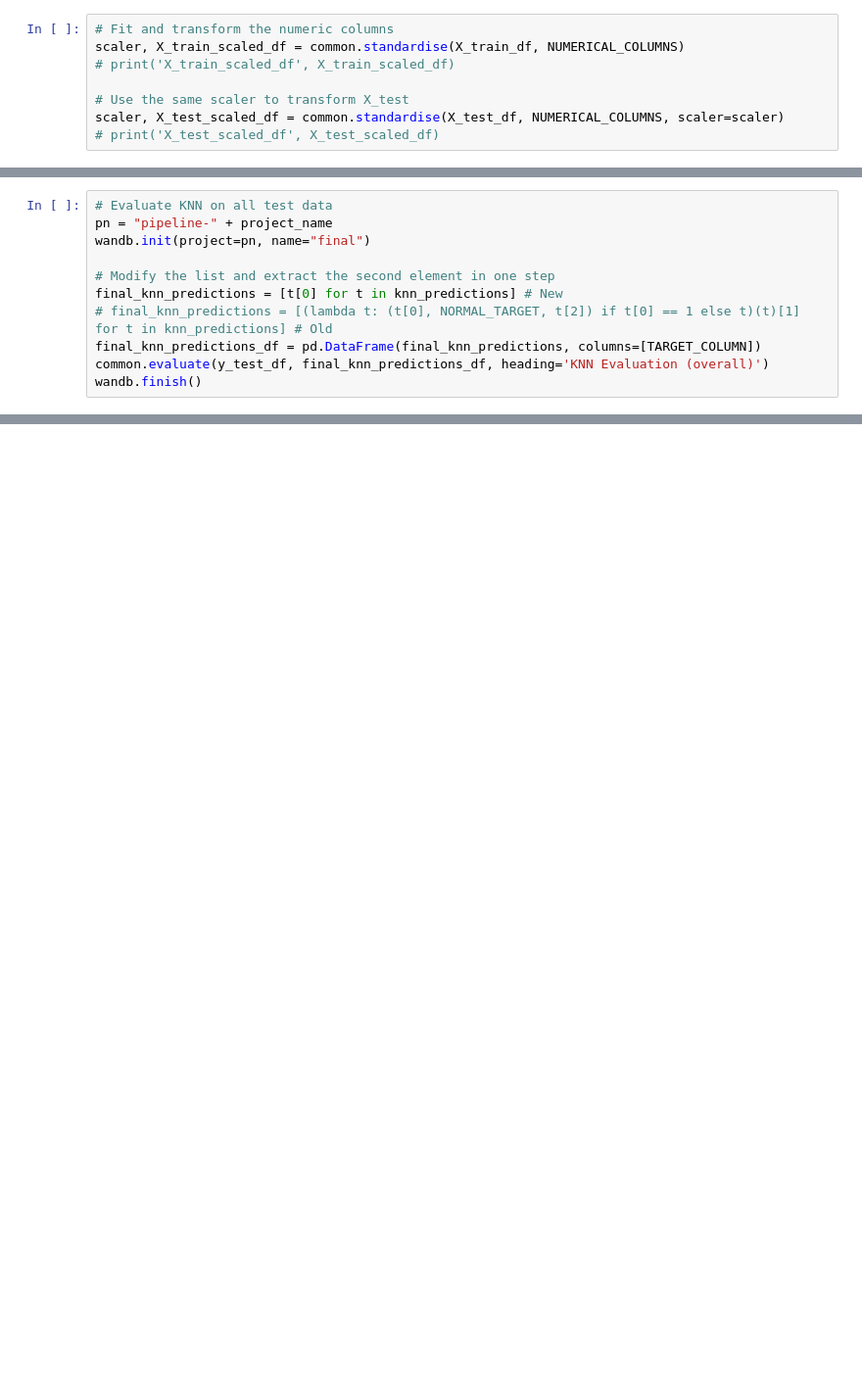
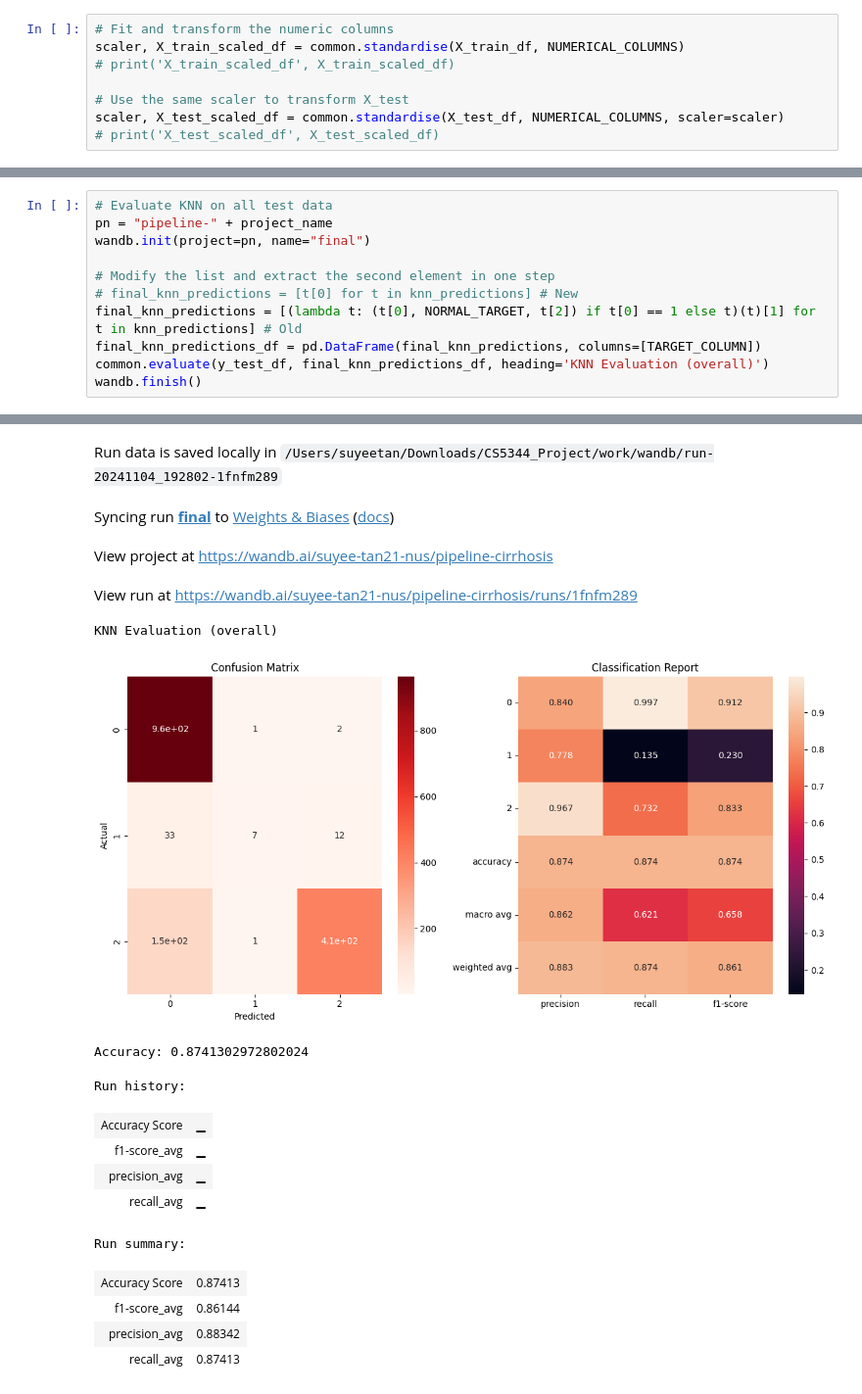
Before and after one commit to brinashong/CS5344_Project, a Jupyter notebook: work/pipeline-wandb.ipynb, the cells around one changed output, grey strips where cells are left out. Shown at 98% size. Drawn from its saved outputs; the diff is of its cells as text; blank space fills up the shorter version.

```diff
--- a/work/pipeline-wandb.ipynb
+++ b/work/pipeline-wandb.ipynb
@@ -552,8 +480,9 @@ pn = "pipeline-" + project_name
 wandb.init(project=pn, name="final")
 
 # Modify the list and extract the second element in one step
-final_knn_predictions = [t[0] for t in knn_predictions] # New
-# final_knn_predictions = [(lambda t: (t[0], NORMAL_TARGET, t[2]) if t[0] == 1 else t)(t)[1] for t in knn_predictions] # Old
+# final_knn_predictions = [t[0] for t in knn_predictions] # New
+final_knn_predictions = [(lambda t: (t[0], NORMAL_TARGET, t[2]) if t[0] == 1 else t)(t)[1] for t in knn_predictions] # Old
 final_knn_predictions_df = pd.DataFrame(final_knn_predictions, columns=[TARGET_COLUMN])
 common.evaluate(y_test_df, final_knn_predictions_df, heading='KNN Evaluation (overall)')
 wandb.finish()
+# %% [output]
@@ -559,0 +490,17 @@ wandb.finish()
+Run data is saved locally in /Users/suyeetan/Downloads/CS5344_Project/work/wandb/run-20241104_192802-1fnfm289
+Syncing run final to Weights & Biases (docs)
+View project at https://wandb.ai/suyee-tan21-nus/pipeline-cirrhosis
+View run at https://wandb.ai/suyee-tan21-nus/pipeline-cirrhosis/runs/1fnfm289
+KNN Evaluation (overall)
+[figure, added]
+Accuracy: 0.8741302972802024
+Run history:
+| Accuracy Score | ▁ |
+| f1-score_avg | ▁ |
+| precision_avg | ▁ |
+| recall_avg | ▁ |
+Run summary:
+| Accuracy Score | 0.87413 |
+| f1-score_avg | 0.86144 |
+| precision_avg | 0.88342 |
+| recall_avg | 0.87413 |
```
Also changed, not shown: parts of 15 cells of this notebook, 5 other files.
